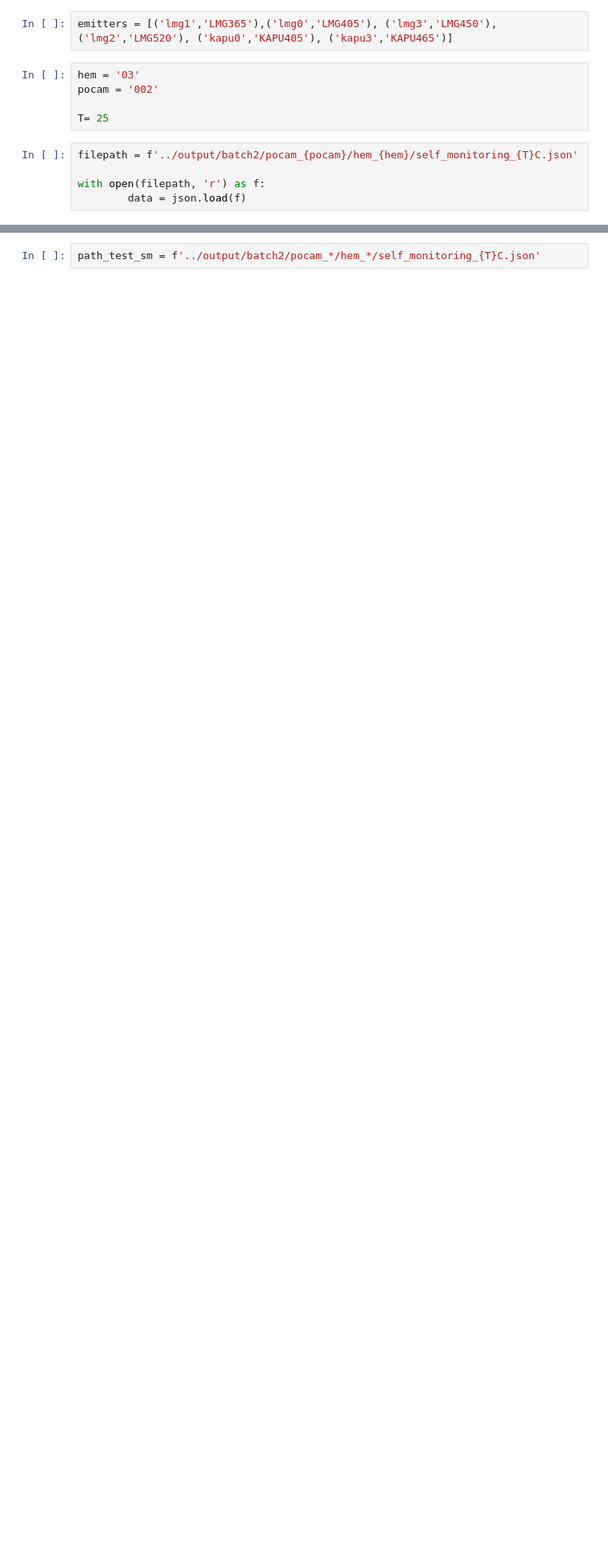
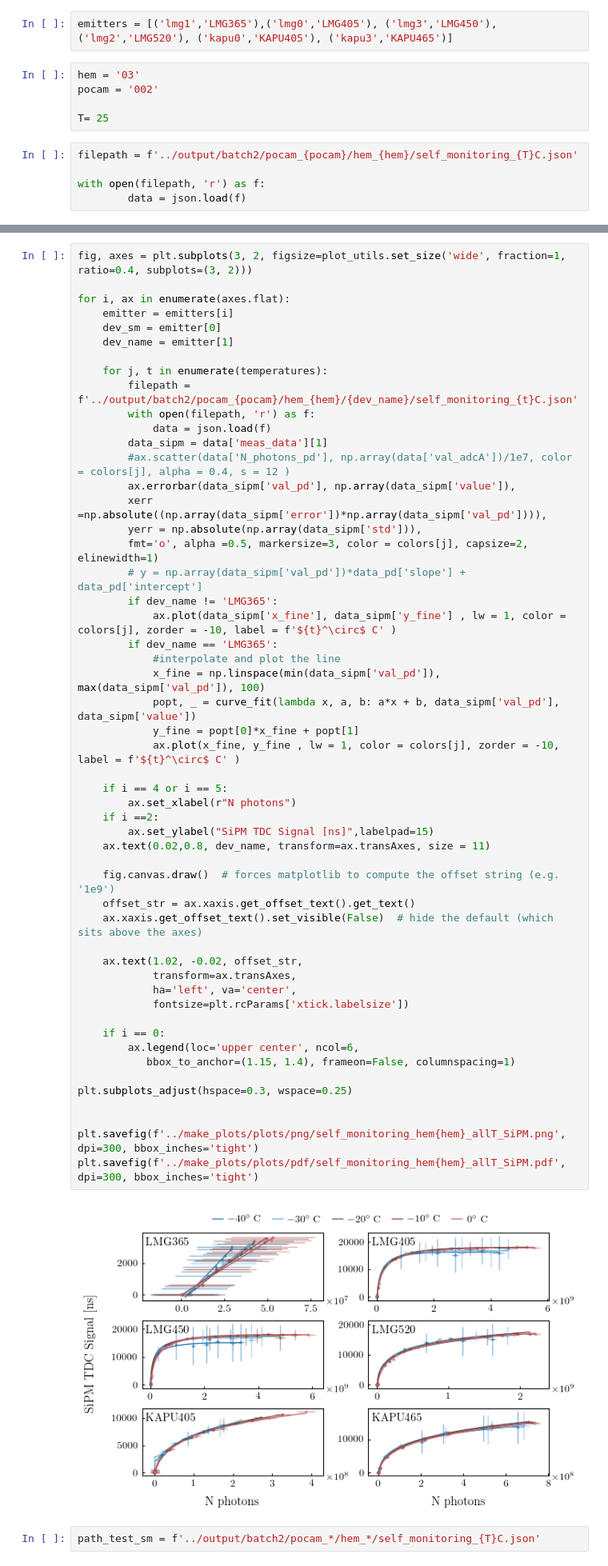
Before and after one commit to LeonhardEidenschink/POCAM_FAT, a Jupyter notebook: scripts/test_self_monitoring.ipynb, the cells around one changed output, grey strips where cells are left out. Shown at 80% size. Drawn from its saved outputs; the diff is of its cells as text; blank space fills up the shorter version.

```diff
--- a/scripts/test_self_monitoring.ipynb
+++ b/scripts/test_self_monitoring.ipynb
@@ -151,3 +202,57 @@ plt.savefig(f'../make_plots/plots/pdf/self_monitoring_hem{hem}_T{T}C.pdf', dpi=3
+# %%
+fig, axes = plt.subplots(3, 2, figsize=plot_utils.set_size('wide', fraction=1, ratio=0.4, subplots=(3, 2)))
+
+for i, ax in enumerate(axes.flat):
+    emitter = emitters[i]
+    dev_sm = emitter[0]
+    dev_name = emitter[1]
+
+    for j, t in enumerate(temperatures):
+        filepath = f'../output/batch2/pocam_{pocam}/hem_{hem}/{dev_name}/self_monitoring_{t}C.json'
+        with open(filepath, 'r') as f:
+            data = json.load(f)
+        data_sipm = data['meas_data'][1]
+        #ax.scatter(data['N_photons_pd'], np.array(data['val_adcA'])/1e7, color = colors[j], alpha = 0.4, s = 12 )
+        ax.errorbar(data_sipm['val_pd'], np.array(data_sipm['value']),
+        xerr =np.absolute((np.array(data_sipm['error'])*np.array(data_sipm['val_pd']))),
+        yerr = np.absolute(np.array(data_sipm['std'])),
+        fmt='o', alpha =0.5, markersize=3, color = colors[j], capsize=2, elinewidth=1)
+        # y = np.array(data_sipm['val_pd'])*data_pd['slope'] + data_pd['intercept']
+        if dev_name != 'LMG365':
+            ax.plot(data_sipm['x_fine'], data_sipm['y_fine'] , lw = 1, color = colors[j], zorder = -10, label = f'${t}^\circ$ C' )
+        if dev_name == 'LMG365':
+            #interpolate and plot the line
+            x_fine = np.linspace(min(data_sipm['val_pd']), max(data_sipm['val_pd']), 100)
+            popt, _ = curve_fit(lambda x, a, b: a*x + b, data_sipm['val_pd'], data_sipm['value'])
+            y_fine = popt[0]*x_fine + popt[1]
+            ax.plot(x_fine, y_fine , lw = 1, color = colors[j], zorder = -10, label = f'${t}^\circ$ C' )
+
+    if i == 4 or i == 5:
+        ax.set_xlabel(r"N photons")
+    if i ==2:
+        ax.set_ylabel("SiPM TDC Signal [ns]",labelpad=15)
+    ax.text(0.02,0.8, dev_name, transform=ax.transAxes, size = 11)
+
+    fig.canvas.draw()  # forces matplotlib to compute the offset string (e.g. '1e9')
+    offset_str = ax.xaxis.get_offset_text().get_text()
+    ax.xaxis.get_offset_text().set_visible(False)  # hide the default (which sits above the axes)
+
+    ax.text(1.02, -0.02, offset_str,
+            transform=ax.transAxes,
+            ha='left', va='center',
+            fontsize=plt.rcParams['xtick.labelsize'])
+
+    if i == 0:
+        ax.legend(loc='upper center', ncol=6,
+           bbox_to_anchor=(1.15, 1.4), frameon=False, columnspacing=1)
+
+plt.subplots_adjust(hspace=0.3, wspace=0.25)
+
+
+plt.savefig(f'../make_plots/plots/png/self_monitoring_hem{hem}_allT_SiPM.png', dpi=300, bbox_inches='tight')
+plt.savefig(f'../make_plots/plots/pdf/self_monitoring_hem{hem}_allT_SiPM.pdf', dpi=300, bbox_inches='tight')
+# %% [output]
+[figure, added]
 # %%
 path_test_sm = f'../output/batch2/pocam_*/hem_*/self_monitoring_{T}C.json'
 # %%
```
Also changed, not shown: parts of 7 cells of this notebook, 1 other file.
